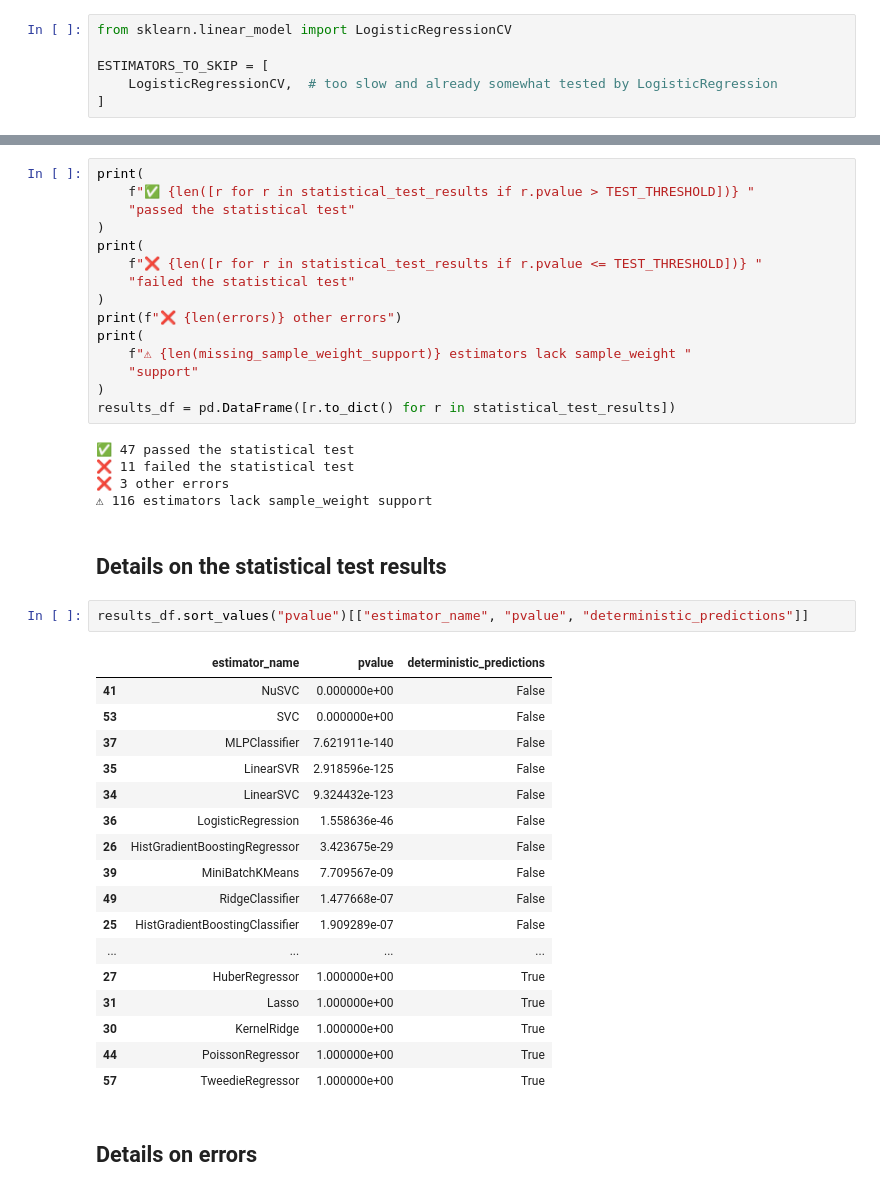
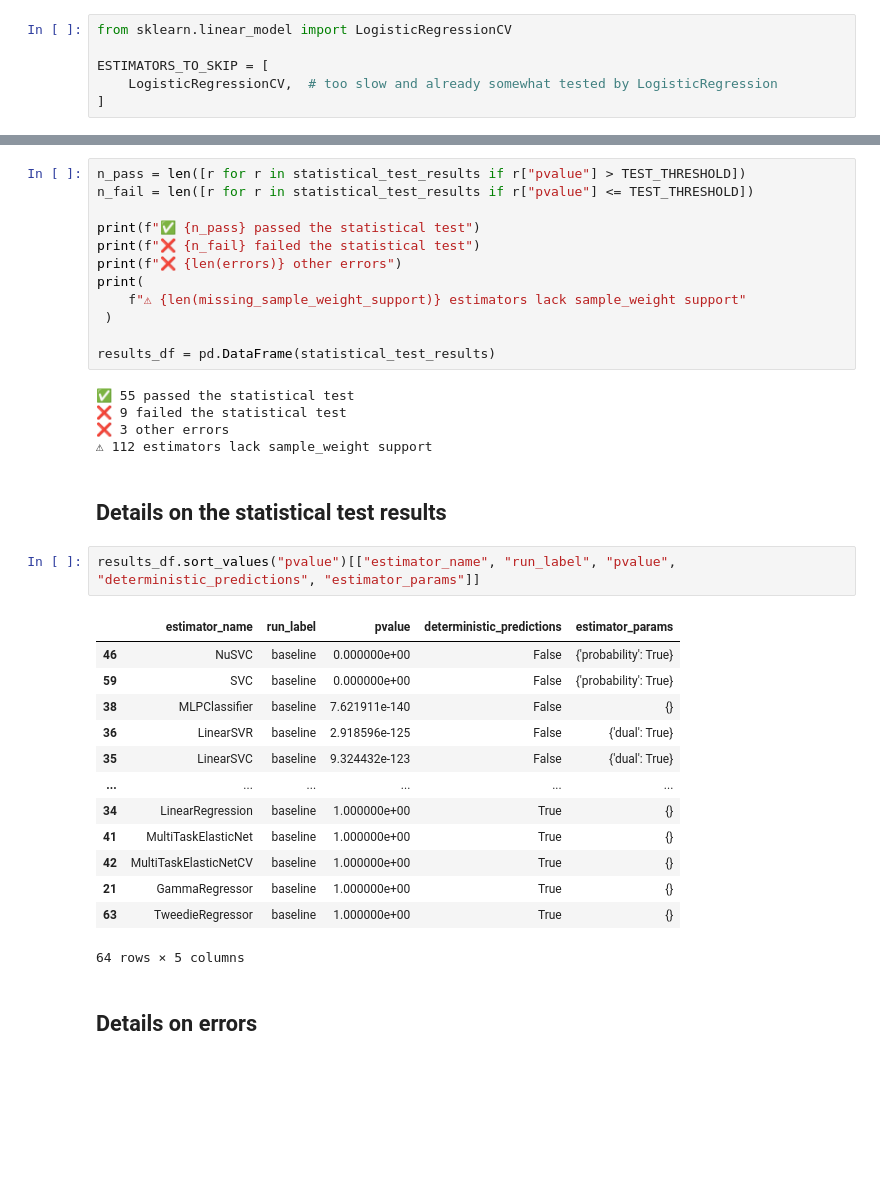
Before and after one commit to snath-xoc/sample-weight-audit-nondet, a Jupyter notebook: reports/sklearn_estimators_sample_weight_audit_report.ipynb, the cells around one changed output, grey strips where cells are left out. Saved outputs shown, nothing was run; the diff lists cells and outputs as text; blank space fills up the shorter version.

```diff
--- a/reports/sklearn_estimators_sample_weight_audit_report.ipynb
+++ b/reports/sklearn_estimators_sample_weight_audit_report.ipynb
@@ -137,45 +159,38 @@ Evaluating DecisionTreeClassifier(max_features=0.5, min_weight_fraction_leaf=0.1
 # %%
-print(
-    f"✅ {len([r for r in statistical_test_results if r.pvalue > TEST_THRESHOLD])} "
-    "passed the statistical test"
-)
-print(
-    f"❌ {len([r for r in statistical_test_results if r.pvalue <= TEST_THRESHOLD])} "
-    "failed the statistical test"
-)
+n_pass = len([r for r in statistical_test_results if r["pvalue"] > TEST_THRESHOLD])
+n_fail = len([r for r in statistical_test_results if r["pvalue"] <= TEST_THRESHOLD])
+
+print(f"✅ {n_pass} passed the statistical test")
+print(f"❌ {n_fail} failed the statistical test")
 print(f"❌ {len(errors)} other errors")
 print(
-    f"⚠ {len(missing_sample_weight_support)} estimators lack sample_weight "
-    "support"
-)
-results_df = pd.DataFrame([r.to_dict() for r in statistical_test_results])
+    f"⚠ {len(missing_sample_weight_support)} estimators lack sample_weight support"
+ )
+
+results_df = pd.DataFrame(statistical_test_results)
 # %% [output]
-✅ 47 passed the statistical test
-❌ 11 failed the statistical test
+✅ 55 passed the statistical test
+❌ 9 failed the statistical test
 ❌ 3 other errors
-⚠ 116 estimators lack sample_weight support
+⚠ 112 estimators lack sample_weight support
 # %% [markdown]
 ## Details on the statistical test results
 # %%
-results_df.sort_values("pvalue")[["estimator_name", "pvalue", "deterministic_predictions"]]
+results_df.sort_values("pvalue")[["estimator_name", "run_label", "pvalue", "deterministic_predictions", "estimator_params"]]
 # %% [output]
-|  | estimator_name | pvalue | deterministic_predictions |
-| 41 | NuSVC | 0.000000e+00 | False |
-| 53 | SVC | 0.000000e+00 | False |
-| 37 | MLPClassifier | 7.621911e-140 | False |
-| 35 | LinearSVR | 2.918596e-125 | False |
-| 34 | LinearSVC | 9.324432e-123 | False |
-| 36 | LogisticRegression | 1.558636e-46 | False |
-| 26 | HistGradientBoostingRegressor | 3.423675e-29 | False |
-| 39 | MiniBatchKMeans | 7.709567e-09 | False |
-| 49 | RidgeClassifier | 1.477668e-07 | False |
-| 25 | HistGradientBoostingClassifier | 1.909289e-07 | False |
-| ... | ... | ... | ... |
-| 27 | HuberRegressor | 1.000000e+00 | True |
-| 31 | Lasso | 1.000000e+00 | True |
-| 30 | KernelRidge | 1.000000e+00 | True |
-| 44 | PoissonRegressor | 1.000000e+00 | True |
-| 57 | TweedieRegressor | 1.000000e+00 | True |
+|  | estimator_name | run_label | pvalue | deterministic_predictions | estimator_params |
+| 46 | NuSVC | baseline | 0.000000e+00 | False | {'probability': True} |
+| 59 | SVC | baseline | 0.000000e+00 | False | {'probability': True} |
+| 38 | MLPClassifier | baseline | 7.621911e-140 | False | {} |
+| 36 | LinearSVR | baseline | 2.918596e-125 | False | {'dual': True} |
+| 35 | LinearSVC | baseline | 9.324432e-123 | False | {'dual': True} |
+| ... | ... | ... | ... | ... | ... |
+| 34 | LinearRegression | baseline | 1.000000e+00 | True | {} |
+| 41 | MultiTaskElasticNet | baseline | 1.000000e+00 | True | {} |
+| 42 | MultiTaskElasticNetCV | baseline | 1.000000e+00 | True | {} |
+| 21 | GammaRegressor | baseline | 1.000000e+00 | True | {} |
+| 63 | TweedieRegressor | baseline | 1.000000e+00 | True | {} |
+64 rows × 5 columns
 # %% [markdown]
 ## Details on errors
 # %%
```
Also changed, not shown: parts of 4 cells of this notebook, 1 other file.
